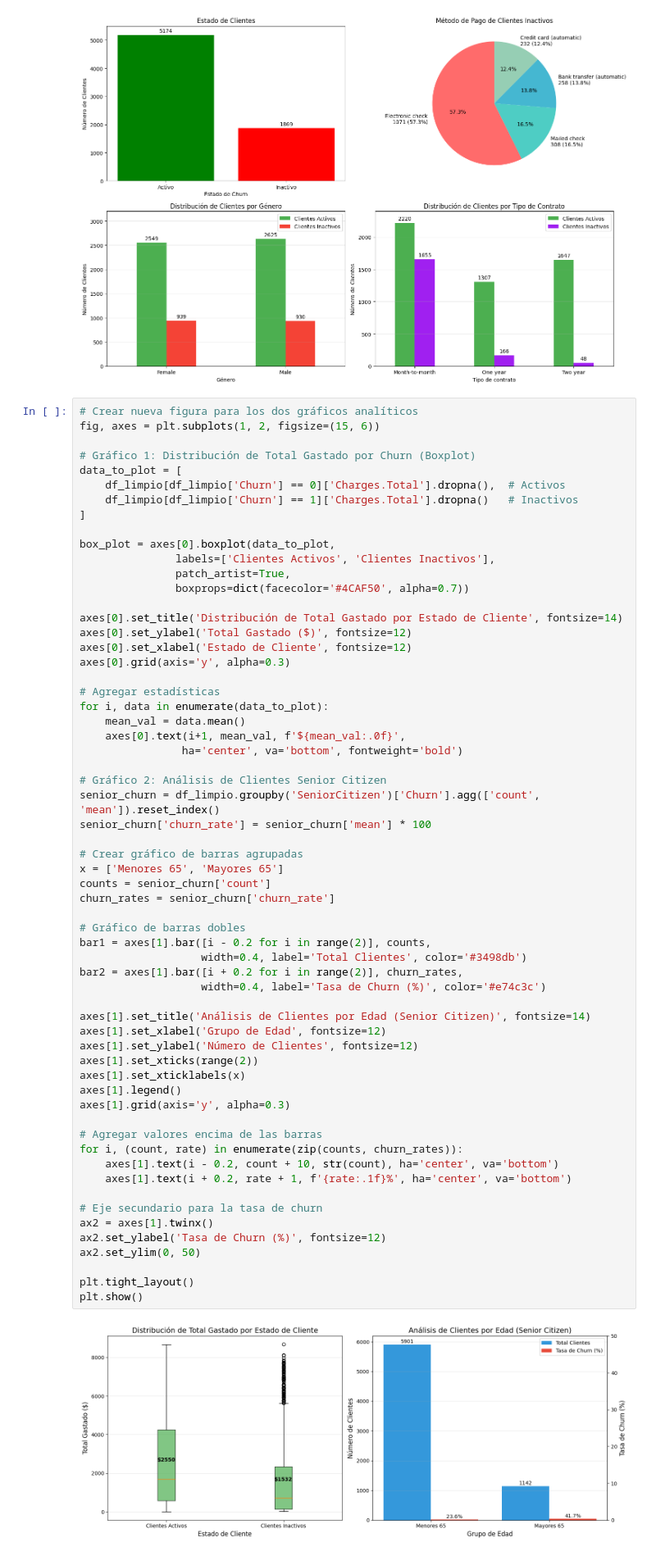
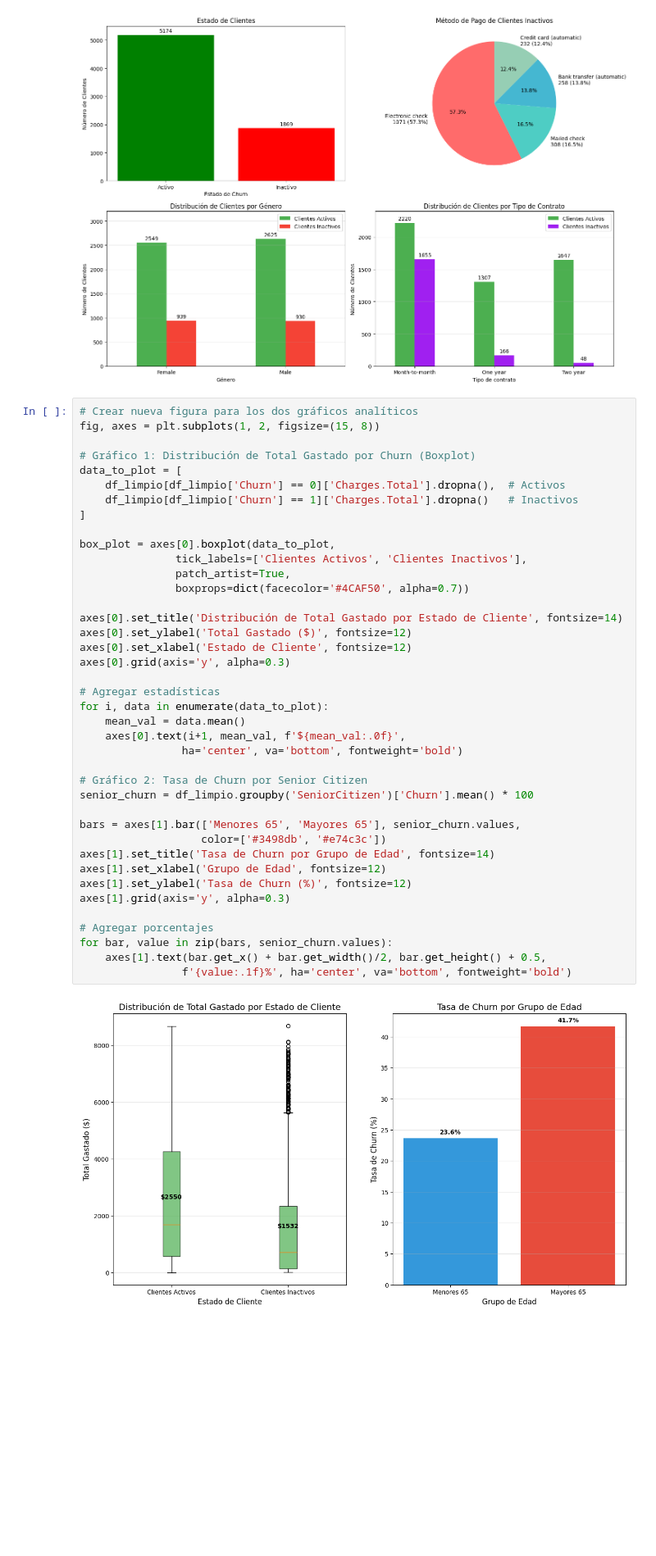
Before and after one commit to AlekJulM/TelecomX_Data-science-LATAM, a Jupyter notebook: TelecomX_LATAM.ipynb, the cells around one changed output. Shown at 82% size. Saved outputs shown, nothing was run; the diff lists cells and outputs as text; blank space fills up the shorter version.

```diff
--- a/TelecomX_LATAM.ipynb
+++ b/TelecomX_LATAM.ipynb
@@ -181,64 +208,43 @@ plt.show()
 [figure]
 # %%
 # Crear nueva figura para los dos gráficos analíticos
-fig, axes = plt.subplots(1, 2, figsize=(15, 6))
+fig, axes = plt.subplots(1, 2, figsize=(15, 8))
 
 # Gráfico 1: Distribución de Total Gastado por Churn (Boxplot)
 data_to_plot = [
     df_limpio[df_limpio['Churn'] == 0]['Charges.Total'].dropna(),  # Activos
     df_limpio[df_limpio['Churn'] == 1]['Charges.Total'].dropna()   # Inactivos
 ]
 
 box_plot = axes[0].boxplot(data_to_plot,
-               labels=['Clientes Activos', 'Clientes Inactivos'],
+               tick_labels=['Clientes Activos', 'Clientes Inactivos'],
                patch_artist=True,
                boxprops=dict(facecolor='#4CAF50', alpha=0.7))
 
 axes[0].set_title('Distribución de Total Gastado por Estado de Cliente', fontsize=14)
 axes[0].set_ylabel('Total Gastado ($)', fontsize=12)
 axes[0].set_xlabel('Estado de Cliente', fontsize=12)
 axes[0].grid(axis='y', alpha=0.3)
 
 # Agregar estadísticas
 for i, data in enumerate(data_to_plot):
     mean_val = data.mean()
     axes[0].text(i+1, mean_val, f'${mean_val:.0f}',
                 ha='center', va='bottom', fontweight='bold')
 
-# Gráfico 2: Análisis de Clientes Senior Citizen
-senior_churn = df_limpio.groupby('SeniorCitizen')['Churn'].agg(['count', 'mean']).reset_index()
-senior_churn['churn_rate'] = senior_churn['mean'] * 100
+# Gráfico 2: Tasa de Churn por Senior Citizen
+senior_churn = df_limpio.groupby('SeniorCitizen')['Churn'].mean() * 100
 
-# Crear gráfico de barras agrupadas
-x = ['Menores 65', 'Mayores 65']
-counts = senior_churn['count']
-churn_rates = senior_churn['churn_rate']
-
-# Gráfico de barras dobles
-bar1 = axes[1].bar([i - 0.2 for i in range(2)], counts,
-                   width=0.4, label='Total Clientes', color='#3498db')
-bar2 = axes[1].bar([i + 0.2 for i in range(2)], churn_rates,
-                   width=0.4, label='Tasa de Churn (%)', color='#e74c3c')
-
-axes[1].set_title('Análisis de Clientes por Edad (Senior Citizen)', fontsize=14)
+bars = axes[1].bar(['Menores 65', 'Mayores 65'], senior_churn.values,
+                   color=['#3498db', '#e74c3c'])
+axes[1].set_title('Tasa de Churn por Grupo de Edad', fontsize=14)
 axes[1].set_xlabel('Grupo de Edad', fontsize=12)
-axes[1].set_ylabel('Número de Clientes', fontsize=12)
-axes[1].set_xticks(range(2))
-axes[1].set_xticklabels(x)
-axes[1].legend()
+axes[1].set_ylabel('Tasa de Churn (%)', fontsize=12)
 axes[1].grid(axis='y', alpha=0.3)
 
-# Agregar valores encima de las barras
-for i, (count, rate) in enumerate(zip(counts, churn_rates)):
-    axes[1].text(i - 0.2, count + 10, str(count), ha='center', va='bottom')
-    axes[1].text(i + 0.2, rate + 1, f'{rate:.1f}%', ha='center', va='bottom')
-
-# Eje secundario para la tasa de churn
-ax2 = axes[1].twinx()
-ax2.set_ylabel('Tasa de Churn (%)', fontsize=12)
-ax2.set_ylim(0, 50)
-
-plt.tight_layout()
-plt.show()
+# Agregar porcentajes
+for bar, value in zip(bars, senior_churn.values):
+    axes[1].text(bar.get_x() + bar.get_width()/2, bar.get_height() + 0.5,
+                f'{value:.1f}%', ha='center', va='bottom', fontweight='bold')
 # %% [output]
-[figure, old version]
+[figure, new version]
```
Also changed, not shown: parts of 11 cells of this notebook.
